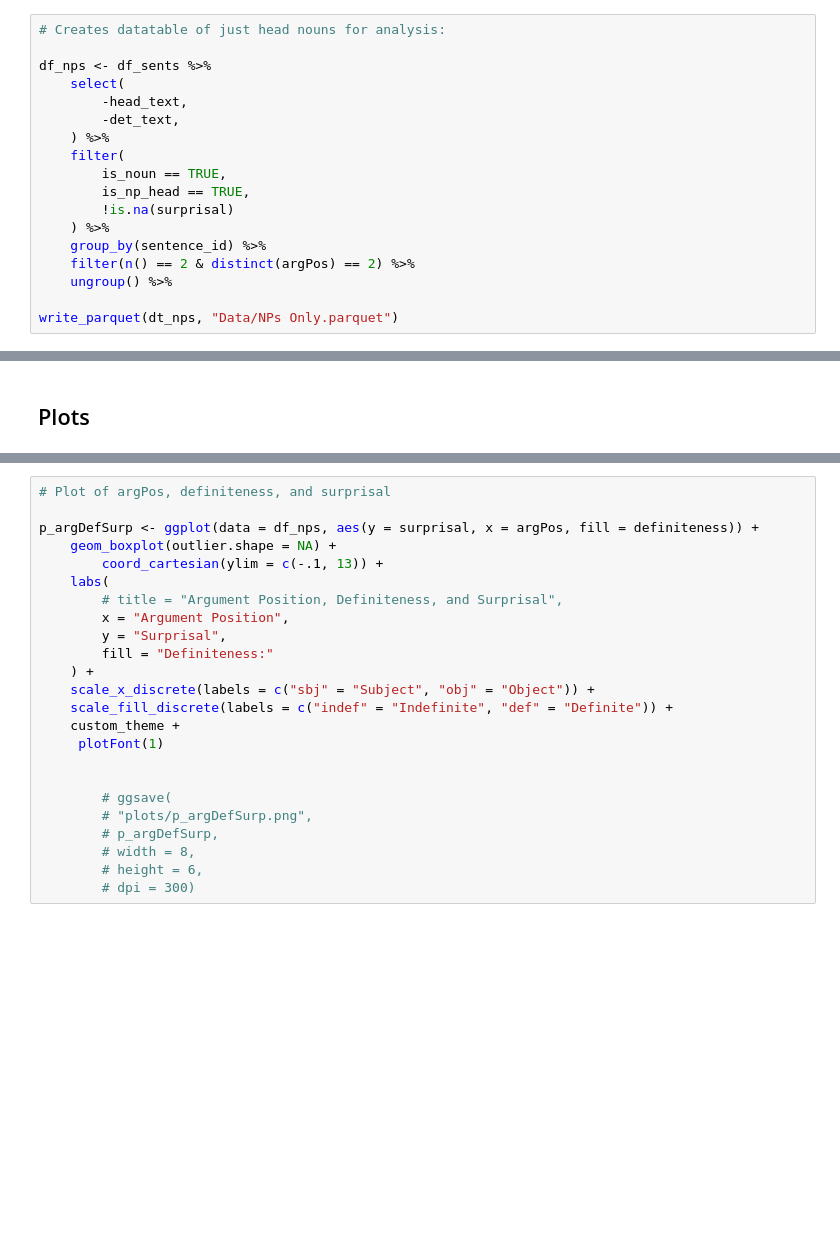
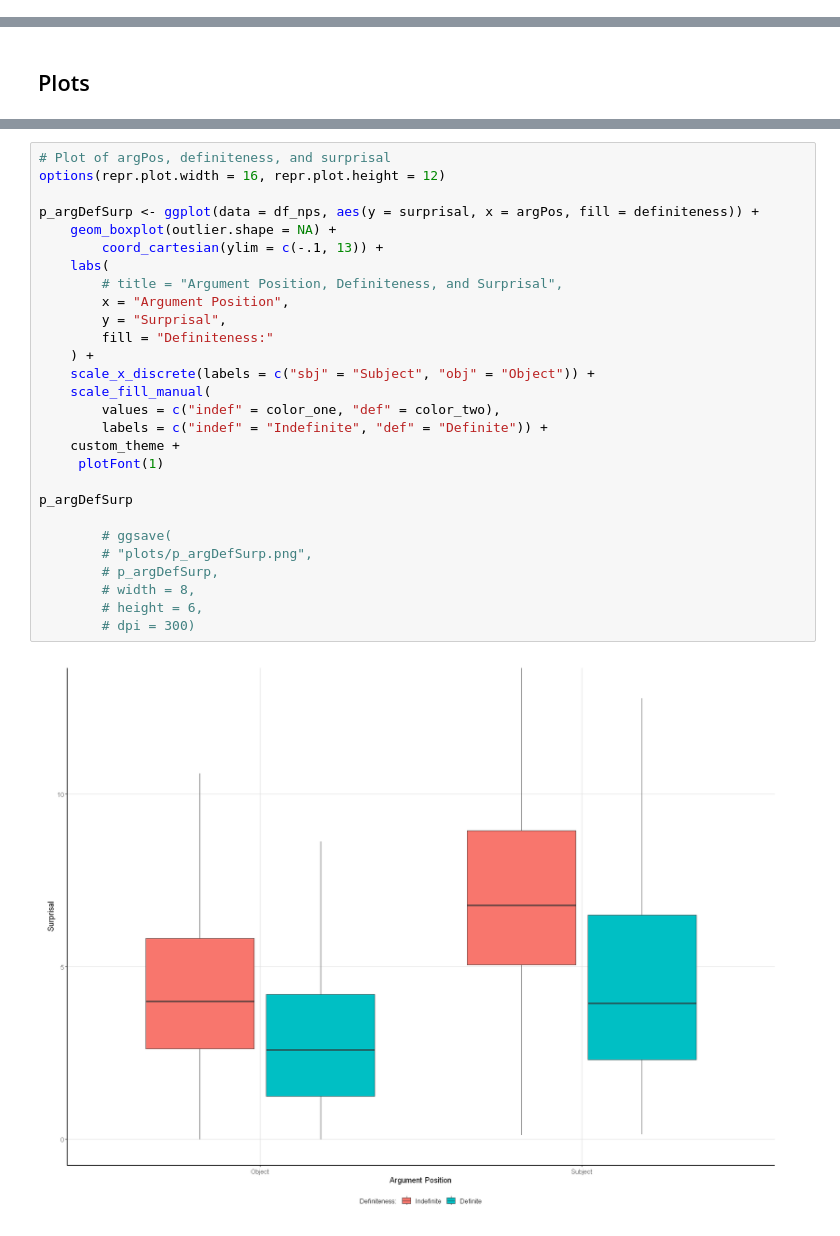
Before and after one commit to vmariani3321/QP2-Analysis, a Jupyter notebook: 12-18 Analysis.ipynb, the cells around one changed output, grey strips where cells are left out. Saved outputs shown, nothing was run; the diff lists cells and outputs as text; blank space fills up the shorter version.

```diff
--- a/12-18 Analysis.ipynb
+++ b/12-18 Analysis.ipynb
@@ -198,18 +101,0 @@ write_parquet(dt_sent, "Data/Filtered Sentences.parquet")
-# %%
-# Creates datatable of just head nouns for analysis:
-
-df_nps <- df_sents %>%
-    select(
-        -head_text,
-        -det_text,
-    ) %>%
-    filter(
-        is_noun == TRUE,
-        is_np_head == TRUE,
-        !is.na(surprisal)
-    ) %>%
-    group_by(sentence_id) %>%
-    filter(n() == 2 & distinct(argPos) == 2) %>%
-    ungroup() %>%
-
-write_parquet(dt_nps, "Data/NPs Only.parquet")
@@ -338,26 +337,32 @@ options(repr.plot.width = 12, repr.plot.height = 8)
 # %%
 # Plot of argPos, definiteness, and surprisal
+options(repr.plot.width = 16, repr.plot.height = 12)
 
 p_argDefSurp <- ggplot(data = df_nps, aes(y = surprisal, x = argPos, fill = definiteness)) +
     geom_boxplot(outlier.shape = NA) +
         coord_cartesian(ylim = c(-.1, 13)) +
     labs(
         # title = "Argument Position, Definiteness, and Surprisal",
         x = "Argument Position",
         y = "Surprisal",
         fill = "Definiteness:"
     ) +
     scale_x_discrete(labels = c("sbj" = "Subject", "obj" = "Object")) +
-    scale_fill_discrete(labels = c("indef" = "Indefinite", "def" = "Definite")) +
+    scale_fill_manual(
+        values = c("indef" = color_one, "def" = color_two),
+        labels = c("indef" = "Indefinite", "def" = "Definite")) +
     custom_theme +
      plotFont(1)
 
+p_argDefSurp
 
         # ggsave(
         # "plots/p_argDefSurp.png",
         # p_argDefSurp,
         # width = 8,
         # height = 6,
         # dpi = 300)
+# %% [output]
+[figure, added]
 # %%
 # Plot of effect of NP position effect:
```
Also changed, not shown: parts of 37 cells of this notebook, 9 other files.
